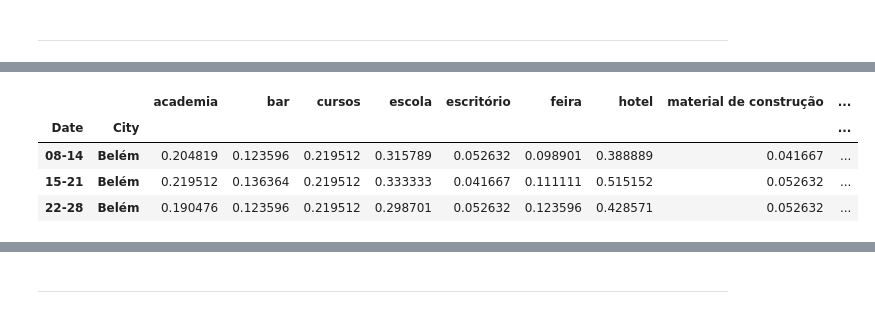
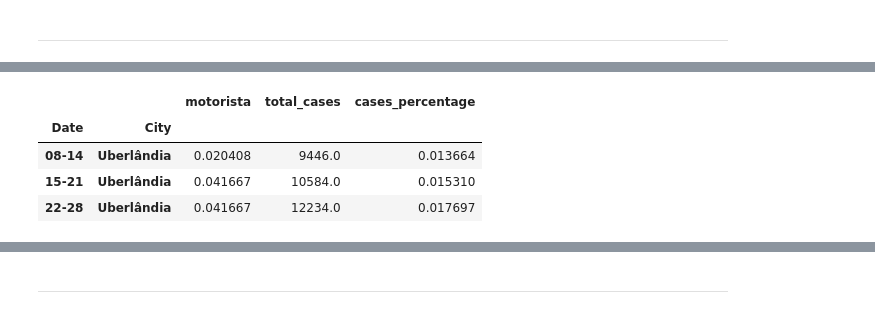
Before and after one commit to TMKlautau/santander_hackathon, a Jupyter notebook: Data_cleaning.ipynb, the cells around one changed output, grey strips where cells are left out. Drawn from its saved outputs; the diff is of its cells as text; code cells hidden in the pictures.

```diff
--- a/Data_cleaning.ipynb
+++ b/Data_cleaning.ipynb
@@ -346,8 +343,8 @@ now we can create a list of the grouping by the weeks on the df_trends database
 aux = []
 for i in df_trends.index.get_level_values(0).unique().values:
     aux.append(covid_gov_df.loc[(covid_gov_df.municipio.isin(df_trends.index.get_level_values(1).unique().values.tolist())) &
-                                 (covid_gov_df.data >= i.split('-')[0] + '-07-2020') &
-                                 (covid_gov_df.data <= i.split('-')[1] + '-07-2020')].groupby('municipio'))
+                                 (covid_gov_df.data >= '2020-07-' + i.split('-')[0]) &
+                                 (covid_gov_df.data <= '2020-07-' + i.split('-')[1])].groupby('municipio'))
 # %% [markdown]
 and finaly we can get our dataframe with a sum of the new cases columns and one with a sum of the new deaths
 # %%
@@ -436,8 +433,8 @@ def add_columns_with_methods(covid_gov_df:pd.DataFrame, df_trends:pd.DataFrame,
     aux = []
     for i in df_trends.index.get_level_values(0).unique().values:
         aux.append(covid_gov_df.loc[(covid_gov_df.municipio.isin(df_trends.index.get_level_values(1).unique().values.tolist())) &
-                                     (covid_gov_df.data >= i.split('-')[0] + '-07-2020') &
-                                     (covid_gov_df.data <= i.split('-')[1] + '-07-2020')].groupby('municipio'))
+                                     (covid_gov_df.data >= '2020-07-' + i.split('-')[0]) &
+                                     (covid_gov_df.data <= '2020-07-' + i.split('-')[1])].groupby('municipio'))
 
     aux_df_trends = df_trends
 
@@ -457,13 +474,15 @@ import numpy as np
 # %%
-aux_df_trends = add_columns_with_methods(covid_gov_df, df_trends, [{'columns': ['casosNovos', 'obitosNovos'],
+aux_df_trends = add_columns_with_methods(covid_gov_df, df_trends, [{'columns': ['casosNovos', 'obitosNovos', ],
                                                                     'method': sum,
                                                                     'columns_names': ['new_cases_sum', 'new_deaths_sum']
                                                                    },
-                                                                   {'columns': ['casosNovos', 'obitosNovos'],
-                                                                    'method': np.mean,
-                                                                    'columns_names': ['new_cases_mean', 'new_deaths_mean']
+                                                                   {'columns': ['nomeRegiaoSaude', 'populacaoTCU2019', 'casosAcumulado', 'obitosAcumulado'],
+                                                                    'method': max,
+                                                                    'columns_names': ['health_region_code', 'population', 'total_cases', 'total_deaths']
                                                                    }
                                                                   ])
+# %%
+aux_df_trends['cases_percentage'] = (aux_df_trends.total_cases/aux_df_trends.population.astype('float'))
 # %%
 aux_df_trends
 # %% [output]
@@ -486,8 +626,8 @@ aux_df_trends
 # %%
-df_trends.loc[(slice(None),['Belém']),:]
+aux_df_trends.loc[(slice(None),['Uberlândia']),['motorista', 'total_cases', 'cases_percentage']]
 # %% [output]
-|  |  | academia | bar | cursos | escola | escritório | feira | hotel | material de construção | ... |
-| Date | City |  |  |  |  |  |  |  |  | ... |
-| 08-14 | Belém | 0.204819 | 0.123596 | 0.219512 | 0.315789 | 0.052632 | 0.098901 | 0.388889 | 0.041667 | ... |
-| 15-21 | Belém | 0.219512 | 0.136364 | 0.219512 | 0.333333 | 0.041667 | 0.111111 | 0.515152 | 0.052632 | ... |
-| 22-28 | Belém | 0.190476 | 0.123596 | 0.219512 | 0.298701 | 0.052632 | 0.123596 | 0.428571 | 0.052632 | ... |
+|  |  | motorista | total_cases | cases_percentage |
+| Date | City |  |  |  |
+| 08-14 | Uberlândia | 0.020408 | 9446.0 | 0.013664 |
+| 15-21 | Uberlândia | 0.041667 | 10584.0 | 0.015310 |
+| 22-28 | Uberlândia | 0.041667 | 12234.0 | 0.017697 |
```
Also changed, not shown: parts of 26 cells of this notebook, 10 other files.
